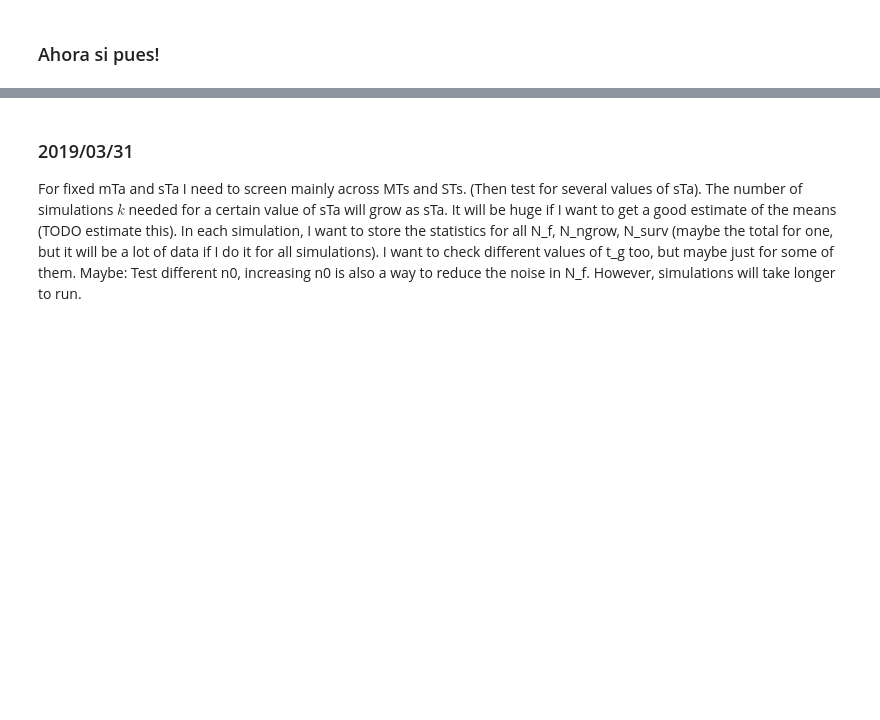
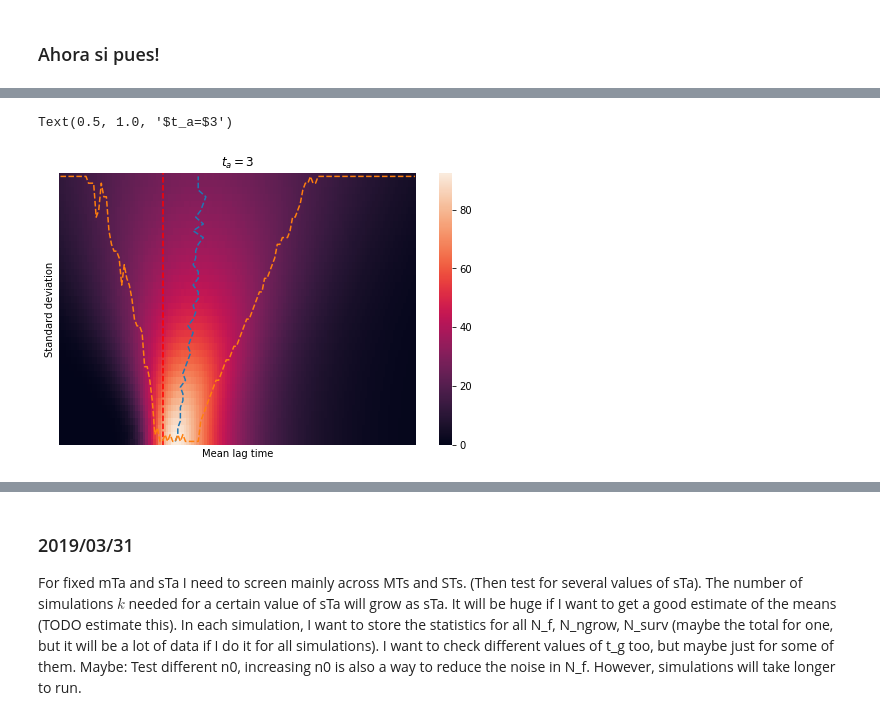
Before and after one commit to gutiloluis/pqe1, a Jupyter notebook: 190320_Parallelization!.ipynb, the cells around one changed output, grey strips where cells are left out. Saved outputs shown, nothing was run; the diff lists cells and outputs as text; code cells hidden in the pictures; blank space fills up the shorter version.

```diff
--- a/190320_Parallelization!.ipynb
+++ b/190320_Parallelization!.ipynb
@@ -255,0 +264,24 @@ Text(0.5,1,'$t_a=$3')
+# %%
+MN = res[:,:,0].T
+VN = res[:,:,3].T
+
+#Indices of E(T_s) values for max fitness as a function of std
+max_MTs_vs_std = np.argmax(MN, axis=0)
+#Indices of std(T_s) values for max fitness as a function of E(T_s)
+max_STs_vs_mean = np.argmax(MN, axis=1)
+
+plt.figure(figsize=(8,5))
+y_conv = np.arange(len(max_MTs_vs_std))
+plt.plot(max_MTs_vs_std+0.5, y_conv+0.5, '--')
+x_conv = np.arange(len(max_STs_vs_mean))
+plt.plot(x_conv+0.5, max_STs_vs_mean+0.5, '--')
+# ax = sns.heatmap(MN.T/n0, yticklabels=STs, xticklabels=MTs)
+ax = sns.heatmap(MN.T/n0, yticklabels=False, xticklabels=False)
+plt.vlines(np.where(abs(MTs-3) <= 0.05/2)[0][0]+0.5, 0,len(y_conv), color='r', linestyles='--')
+ax.invert_yaxis()
+plt.ylabel('Standard deviation')
+plt.xlabel('Mean lag time')
+plt.title('$t_a=$'+str(mTa))
+# %% [output]
+Text(0.5, 1.0, '$t_a=$3')
+[figure, added]
```
Also changed, not shown: parts of 12 cells of this notebook.
